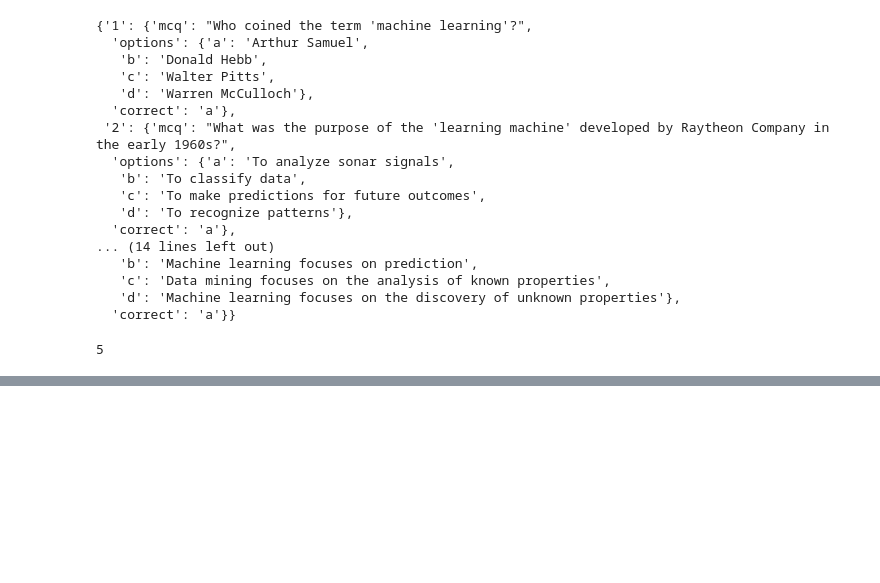
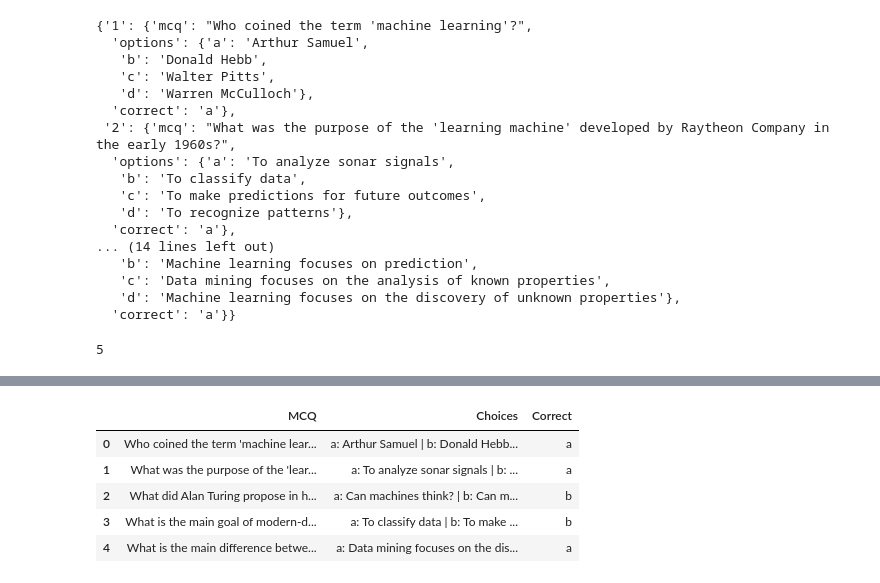
Before and after one commit to pdebasis7/GenAI, a Jupyter notebook: experiments/mcqgen.ipynb, the cells around one changed output, grey strips where cells are left out. Drawn from its saved outputs; the diff is of its cells as text; code cells hidden in the pictures; blank space fills up the shorter version.

```diff
--- a/experiments/mcqgen.ipynb
+++ b/experiments/mcqgen.ipynb
@@ -232,3 +232,15 @@ quiz_dict
 len(quiz_dict)
 # %% [output]
 5
+# %%
+quiz_table_data = []
+for key, value in quiz_dict.items():
+    mcq = value["mcq"]
+    options = " | ".join(
+        [
+            f"{option}: {option_value}"
+            for option, option_value in value["options"].items()
+            ]
+        )
+    correct = value["correct"]
+    quiz_table_data.append({"MCQ": mcq, "Choices": options, "Correct": correct})
@@ -234,0 +265,11 @@ len(quiz_dict)
+# %%
+df=pd.DataFrame(quiz_table_data)
+# %%
+df
+# %% [output]
+|  | MCQ | Choices | Correct |
+| 0 | Who coined the term 'machine lear... | a: Arthur Samuel | b: Donald Hebb... | a |
+| 1 | What was the purpose of the 'lear... | a: To analyze sonar signals | b: ... | a |
+| 2 | What did Alan Turing propose in h... | a: Can machines think? | b: Can m... | b |
+| 3 | What is the main goal of modern-d... | a: To classify data | b: To make ... | b |
+| 4 | What is the main difference betwe... | a: Data mining focuses on the dis... | a |
```
Also changed, not shown: parts of 2 cells of this notebook, 1 other file.
